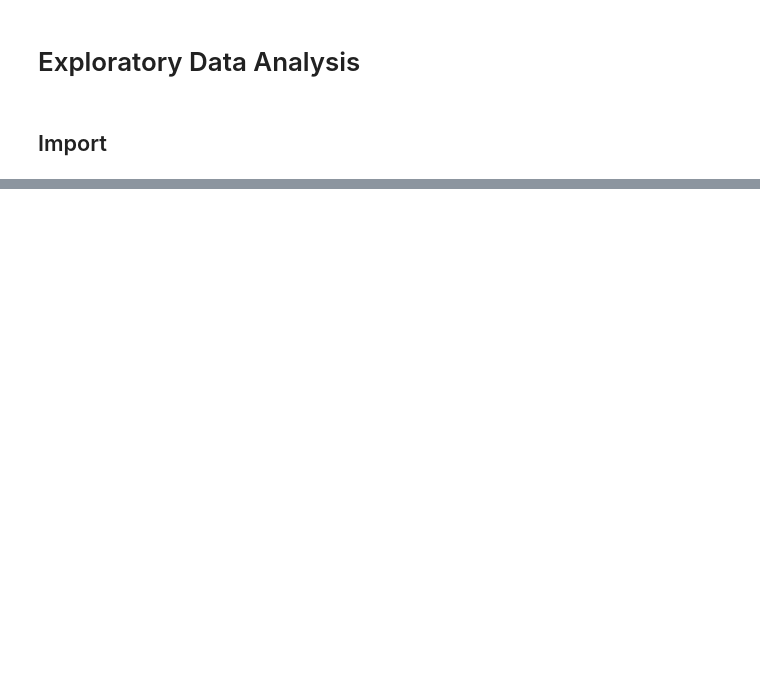
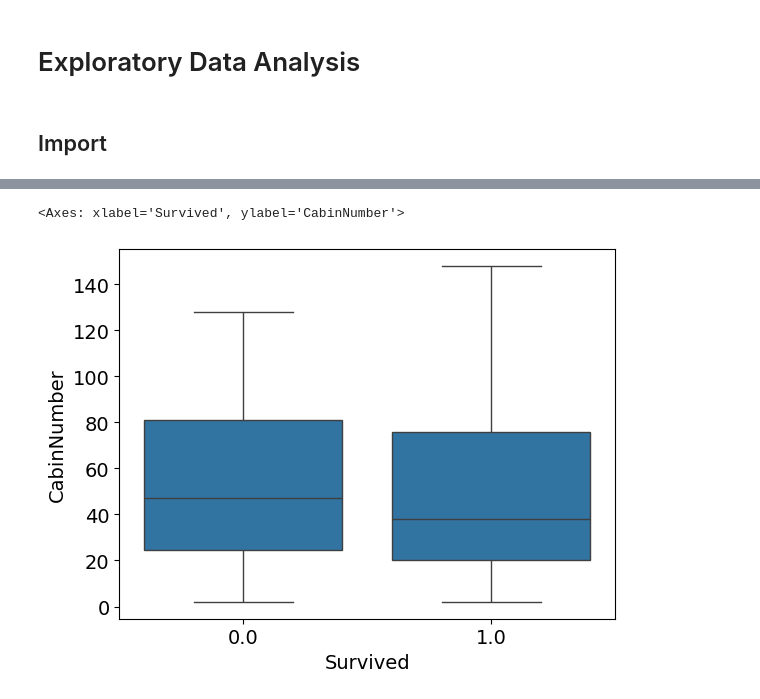
Before and after one commit to thibaultclement/titanic-ml-service, a Jupyter notebook: notebooks/4.0-tc-eda.ipynb, the cells around one changed output, grey strips where cells are left out. Cells and saved outputs as stored; diff of their text form; code cells hidden in the pictures; blank space fills up the shorter version.

```diff
--- a/notebooks/4.0-tc-eda.ipynb
+++ b/notebooks/4.0-tc-eda.ipynb
@@ -27,0 +125,9 @@ import seaborn as sns
+# %%
+sns.boxplot(
+    data=df,
+    x="Survived",
+    y="CabinNumber"
+)
+# %% [output]
+<Axes: xlabel='Survived', ylabel='CabinNumber'>
+[figure, added]
```
Also changed, not shown: parts of 23 cells of this notebook.
